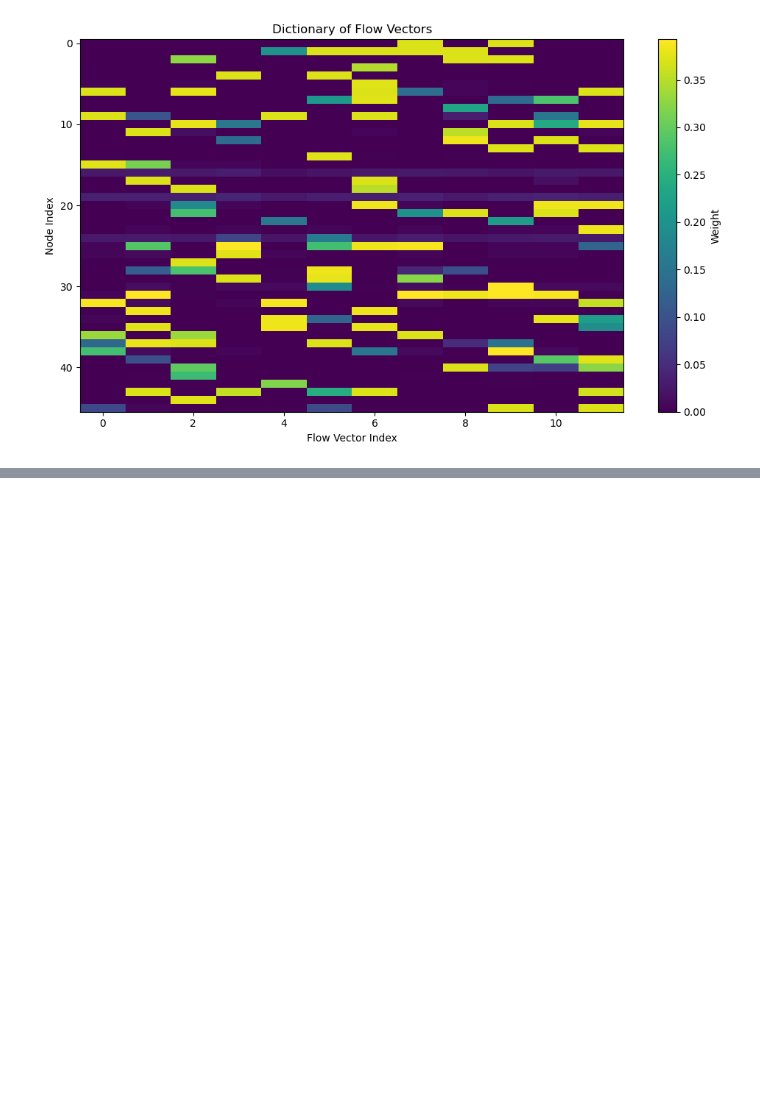
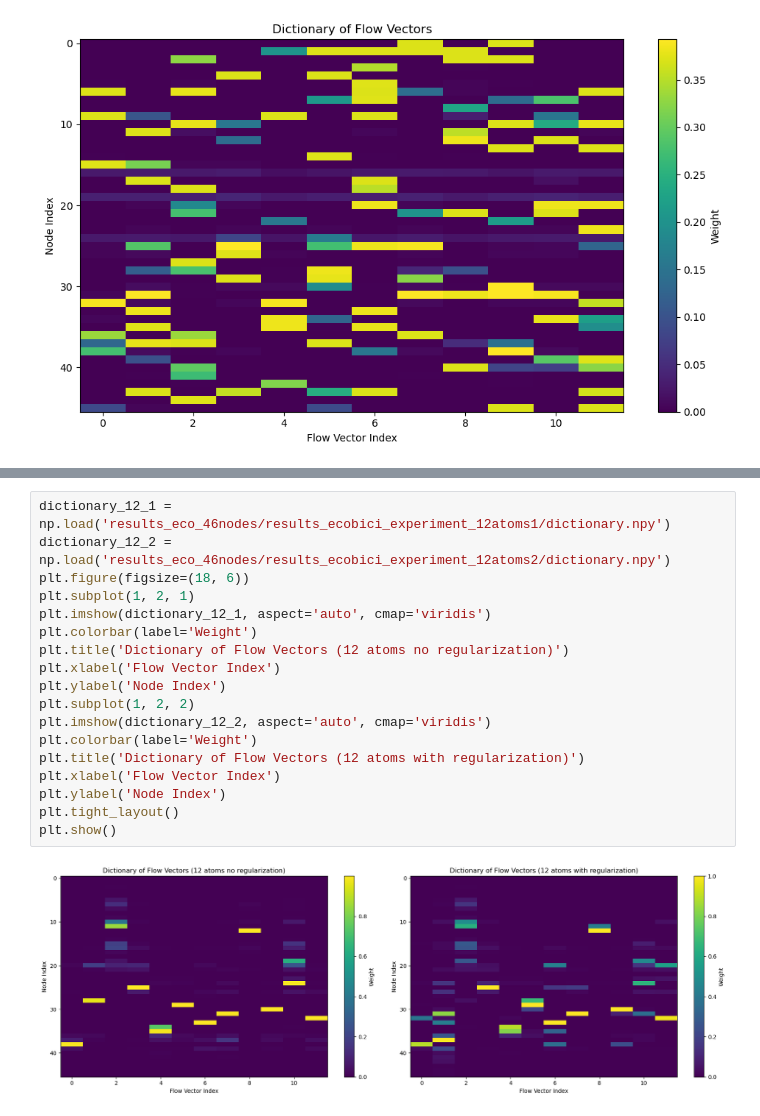
Before and after one commit to angelmdezhdez/thesis, a Jupyter notebook: results_eco_46nodes.ipynb, the cells around one changed output, grey strips where cells are left out. Drawn from its saved outputs; the diff is of its cells as text; blank space fills up the shorter version.

```diff
--- a/results_eco_46nodes.ipynb
+++ b/results_eco_46nodes.ipynb
@@ -86,0 +107,20 @@ plt.show()
+# %%
+dictionary_12_1 = np.load('results_eco_46nodes/results_ecobici_experiment_12atoms1/dictionary.npy')
+dictionary_12_2 = np.load('results_eco_46nodes/results_ecobici_experiment_12atoms2/dictionary.npy')
+plt.figure(figsize=(18, 6))
+plt.subplot(1, 2, 1)
+plt.imshow(dictionary_12_1, aspect='auto', cmap='viridis')
+plt.colorbar(label='Weight')
+plt.title('Dictionary of Flow Vectors (12 atoms no regularization)')
+plt.xlabel('Flow Vector Index')
+plt.ylabel('Node Index')
+plt.subplot(1, 2, 2)
+plt.imshow(dictionary_12_2, aspect='auto', cmap='viridis')
+plt.colorbar(label='Weight')
+plt.title('Dictionary of Flow Vectors (12 atoms with regularization)')
+plt.xlabel('Flow Vector Index')
+plt.ylabel('Node Index')
+plt.tight_layout()
+plt.show()
+# %% [output]
+[figure, added]
```
Also changed, not shown: parts of 4 cells of this notebook, 40 other files.
